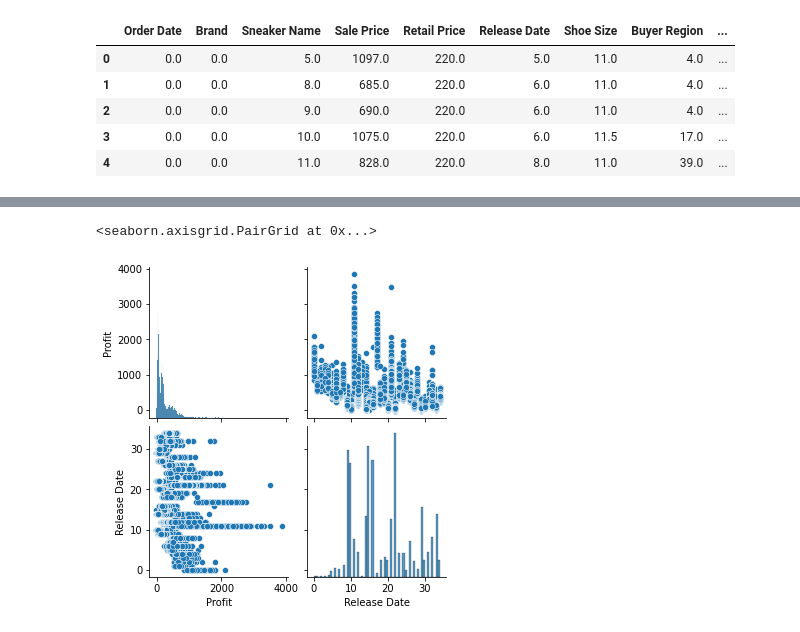
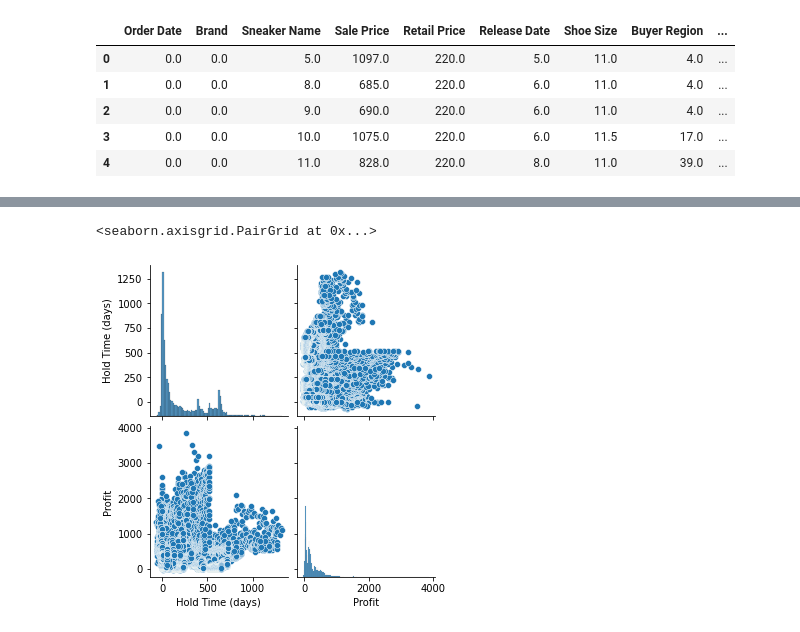
Before and after one commit to julienbaron/StockX-Sneaker-Data-Contest, a Jupyter notebook: StockX-Sneaker-Data-Contest.ipynb, the cells around one changed output, grey strips where cells are left out. Drawn from its saved outputs; the diff is of its cells as text; code cells hidden in the pictures.

```diff
--- a/StockX-Sneaker-Data-Contest.ipynb
+++ b/StockX-Sneaker-Data-Contest.ipynb
@@ -242,3 +247,6 @@ corr_categorical_theils_u.head()
 But it's intresting to see how much time the sneakers has been held before being sold by the reseller.
 # %%
 df['Hold Time (days)'] = (df['Order Date'] - df['Release Date']).dt.days
+# %%
+df['Profit by mounth'] = df['Profit'] / df['Hold Time (days)']
+df[['Sneaker Name', 'Profit by mounth']].groupby(['Sneaker Name']).mean().sort_values(by='Profit by mounth', ascending = False).head(10)
@@ -248,6 +269,7 @@ df['Hold Time (days)'] = (df['Order Date'] - df['Release Date']).dt.days
 We have now explored all methods to visualize data of the same type. We can continue our exploration of corelation by mixing data types. To do this we can use the correlation ratio.
 # %%
 df_ordinal_encoder = OrdinalEncoder()
+df_stand = df.copy()
 for x in df_categorical.columns.values:
-    df[x] = ordinal_encoder.fit_transform(df[[x]])
+    df_stand[x] = ordinal_encoder.fit_transform(df[[x]])
 # %%
@@ -338,5 +317,5 @@ sns.heatmap(corr_ratio.astype('float'), xticklabels=corr_ratio.columns,
 # %%
-sns.pairplot(df[['Profit','Release Date']])
+sns.pairplot(df[['Hold Time (days)', 'Sneaker Name', 'Profit']])
 # %% [output]
 <seaborn.axisgrid.PairGrid at 0x...>
-[figure, old version]
+[figure, new version]
```
Also changed, not shown: parts of 29 cells of this notebook.
